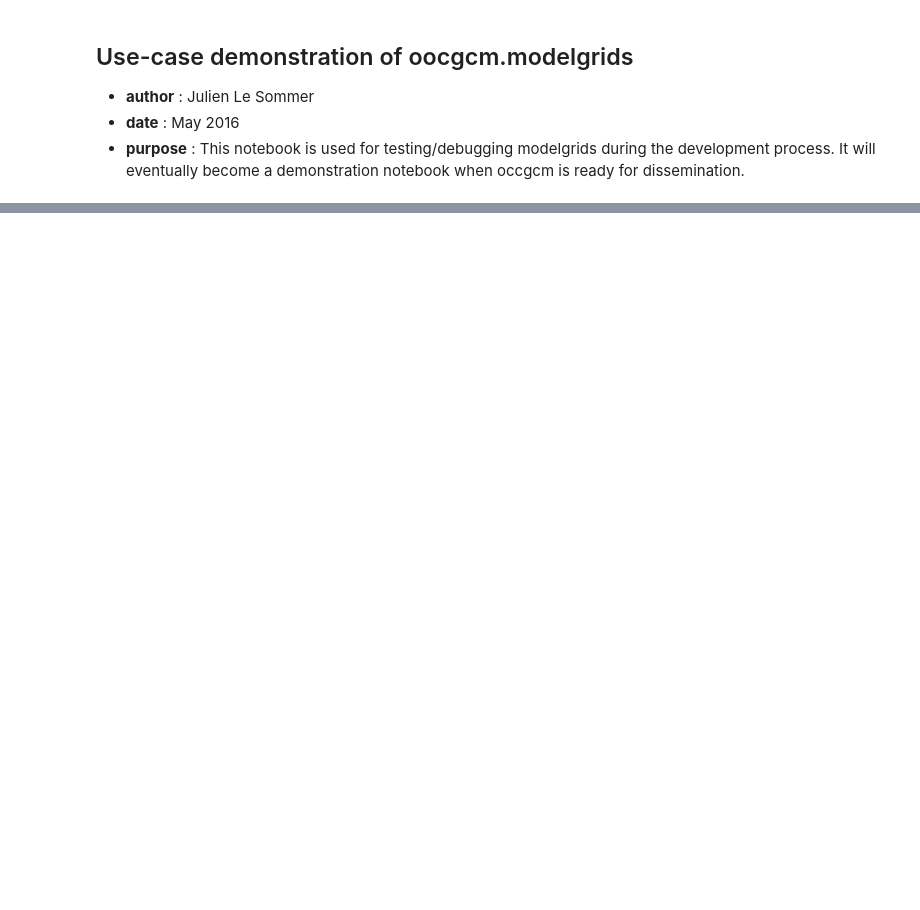
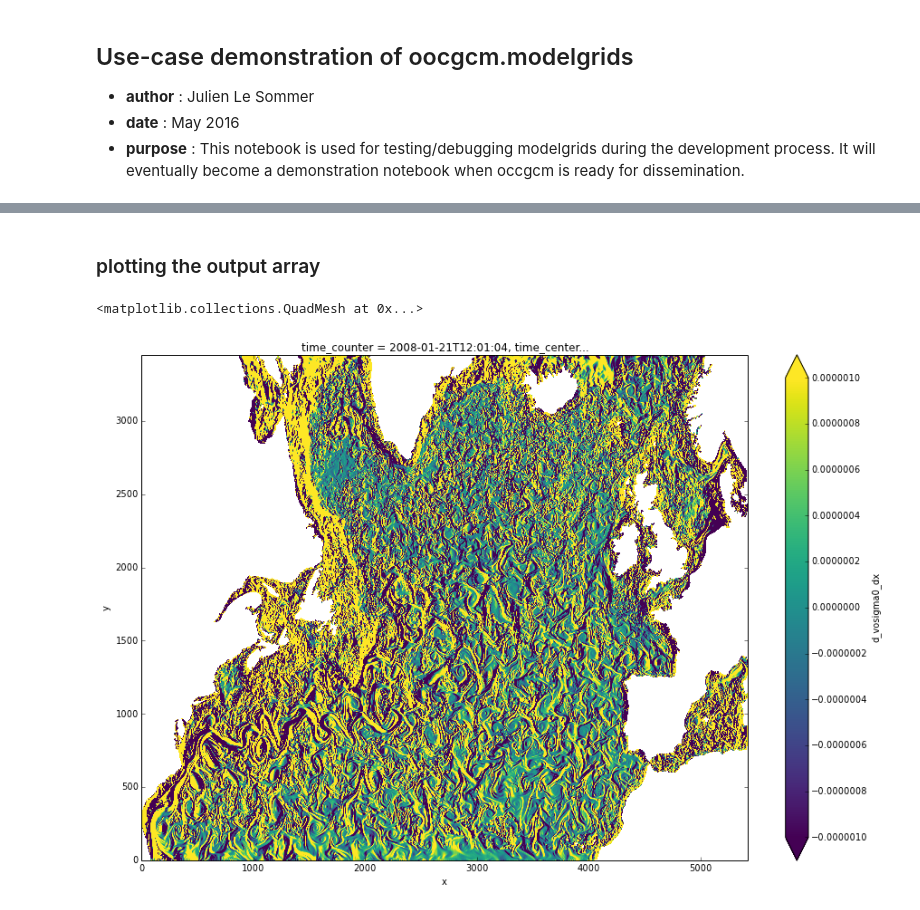
Before and after one commit to lesommer/oocgcm, a Jupyter notebook: examples/notebooks/demo_modelgrid.ipynb, the cells around one changed output, grey strips where cells are left out. Drawn from its saved outputs; the diff is of its cells as text; code cells hidden in the pictures; blank space fills up the shorter version.

Commit message:
test computation of gradients from time dependent dataarray

```diff
--- a/examples/notebooks/demo_modelgrid.ipynb
+++ b/examples/notebooks/demo_modelgrid.ipynb
@@ -22,8 +22,8 @@ filenatl60 = '/Users/lesommer/data/NATL60/NATL60-MJM155-S/1d/2008/NATL60-MJM155_
 
 #chunks = (3454,5422)
 chunks = (1727,2711)
-#chunks = (500,500)
 xr_chunks = {'x': chunks[-1], 'y': chunks[-2]}
+xr_chunks_t = {'x': chunks[-1], 'y': chunks[-2],'time_counter':1}
 # %%
 #- creating the grid object
 grd = mg.nemo_2d_grid(nemo_coordinate_file=coordfile,nemo_byte_mask_file=maskfile,chunks=xr_chunks)
@@ -35,0 +49,6 @@ gx,gy = grd.horizontal_gradient(sig0)
+# %%
+#- defining a 2D xarray
+sig0 = xr.open_dataset(filenatl60,chunks=xr_chunks_t,lock=False)['vosigma0']
+# %%
+#- compute the horizontal gradient
+gx,gy = grd.horizontal_gradient(sig0)
@@ -36,4 +60,9 @@ gx,gy = grd.horizontal_gradient(sig0)
+# %% [markdown]
+### plotting the output array
 # %%
 #- plot the horizontal gradient
 plt.figure(figsize=(15,10))
-gx.plot.pcolormesh(vmin=-1e-6,vmax=1e-6)
+gx[20].plot.pcolormesh(vmin=-1e-6,vmax=1e-6)
+# %% [output]
+<matplotlib.collections.QuadMesh at 0x...>
+[figure, added]
```
Also changed, not shown: parts of 8 cells of this notebook, 1 other file.
